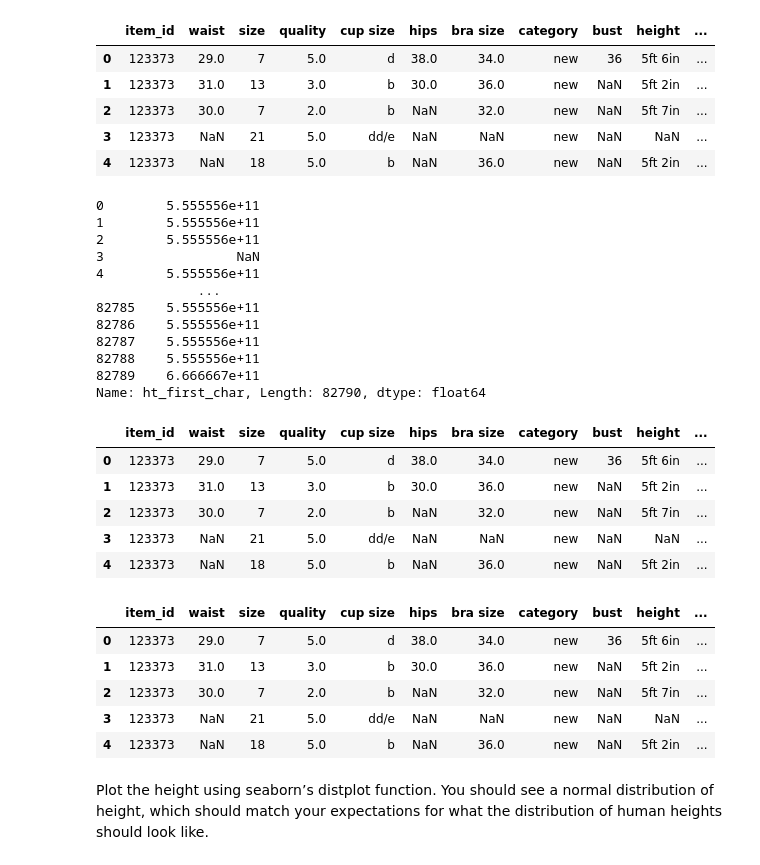
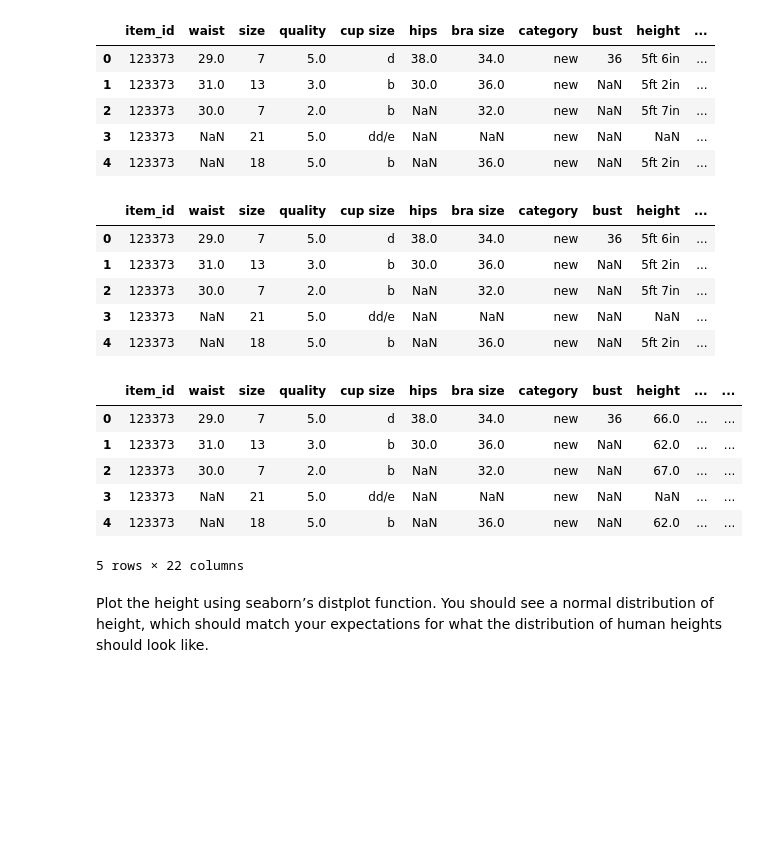
Before and after one commit to celina-velazquez/ADS-504, a Jupyter notebook: Assignment_Guide_3_.ipynb, the cells around one changed output. Cells and saved outputs as stored; diff of their text form; code cells hidden in the pictures; blank space fills up the shorter version.

```diff
--- a/Assignment_Guide_3_.ipynb
+++ b/Assignment_Guide_3_.ipynb
@@ -175,43 +174,38 @@ df.head()
 num_ht_ft = pd.to_numeric(df['ht_first_char'], errors='coerce')
 
 # # Multiply feet by 12 inches to convert to inches
-df['ht_first_char'] = num_ht_ft*12
+df['num_ht_ft'] = num_ht_ft*12
 
 df.head()
 # %% [output]
-0        5.555556e+11
-1        5.555556e+11
-2        5.555556e+11
-3                 NaN
-4        5.555556e+11
-             ...
-82785    5.555556e+11
-82786    5.555556e+11
-82787    5.555556e+11
-82788    5.555556e+11
-82789    6.666667e+11
-Name: ht_first_char, Length: 82790, dtype: float64
+|  | item_id | waist | size | quality | cup size | hips | bra size | category | bust | height | ... |
+| 0 | 123373 | 29.0 | 7 | 5.0 | d | 38.0 | 34.0 | new | 36 | 5ft 6in | ... |
+| 1 | 123373 | 31.0 | 13 | 3.0 | b | 30.0 | 36.0 | new | NaN | 5ft 2in | ... |
+| 2 | 123373 | 30.0 | 7 | 2.0 | b | NaN | 32.0 | new | NaN | 5ft 7in | ... |
+| 3 | 123373 | NaN | 21 | 5.0 | dd/e | NaN | NaN | new | NaN | NaN | ... |
+| 4 | 123373 | NaN | 18 | 5.0 | b | NaN | 36.0 | new | NaN | 5ft 2in | ... |
-# %%
-df.head()
-# %% [output]
-|  | item_id | waist | size | quality | cup size | hips | bra size | category | bust | height | ... |
-| 0 | 123373 | 29.0 | 7 | 5.0 | d | 38.0 | 34.0 | new | 36 | 5ft 6in | ... |
-| 1 | 123373 | 31.0 | 13 | 3.0 | b | 30.0 | 36.0 | new | NaN | 5ft 2in | ... |
-| 2 | 123373 | 30.0 | 7 | 2.0 | b | NaN | 32.0 | new | NaN | 5ft 7in | ... |
-| 3 | 123373 | NaN | 21 | 5.0 | dd/e | NaN | NaN | new | NaN | NaN | ... |
-| 4 | 123373 | NaN | 18 | 5.0 | b | NaN | 36.0 | new | NaN | 5ft 2in | ... |
 # %%
 # Step 2. Get inches character. Remember Python numbering starts at 0.
 df['ht_fourth_char'] = df['height'].str[4]
 
-df.head()
+# Convert height in inches field to numeric
+num_ht_in = pd.to_numeric(df['ht_fourth_char'], errors='coerce')
-# %% [output]
-|  | item_id | waist | size | quality | cup size | hips | bra size | category | bust | height | ... |
-| 0 | 123373 | 29.0 | 7 | 5.0 | d | 38.0 | 34.0 | new | 36 | 5ft 6in | ... |
-| 1 | 123373 | 31.0 | 13 | 3.0 | b | 30.0 | 36.0 | new | NaN | 5ft 2in | ... |
-| 2 | 123373 | 30.0 | 7 | 2.0 | b | NaN | 32.0 | new | NaN | 5ft 7in | ... |
-| 3 | 123373 | NaN | 21 | 5.0 | dd/e | NaN | NaN | new | NaN | NaN | ... |
-| 4 | 123373 | NaN | 18 | 5.0 | b | NaN | 36.0 | new | NaN | 5ft 2in | ... |
+# %%
+# Add num_ht_in as column
+df['num_ht_in'] = num_ht_in
+
+# Add the feet in inches and inches columns
+df['height'] = df['num_ht_ft'] + df['num_ht_in']
+
+df.head()
+# %% [output]
+|  | item_id | waist | size | quality | cup size | hips | bra size | category | bust | height | ... | ... |
+| 0 | 123373 | 29.0 | 7 | 5.0 | d | 38.0 | 34.0 | new | 36 | 66.0 | ... | ... |
+| 1 | 123373 | 31.0 | 13 | 3.0 | b | 30.0 | 36.0 | new | NaN | 62.0 | ... | ... |
+| 2 | 123373 | 30.0 | 7 | 2.0 | b | NaN | 32.0 | new | NaN | 67.0 | ... | ... |
+| 3 | 123373 | NaN | 21 | 5.0 | dd/e | NaN | NaN | new | NaN | NaN | ... | ... |
+| 4 | 123373 | NaN | 18 | 5.0 | b | NaN | 36.0 | new | NaN | 62.0 | ... | ... |
+5 rows × 22 columns
 # %%
 labels = modcloth['quality']
 # Convert waist, size, hips, bra size, shoe size to numeric:
```
Also changed, not shown: parts of 1 cell of this notebook.
